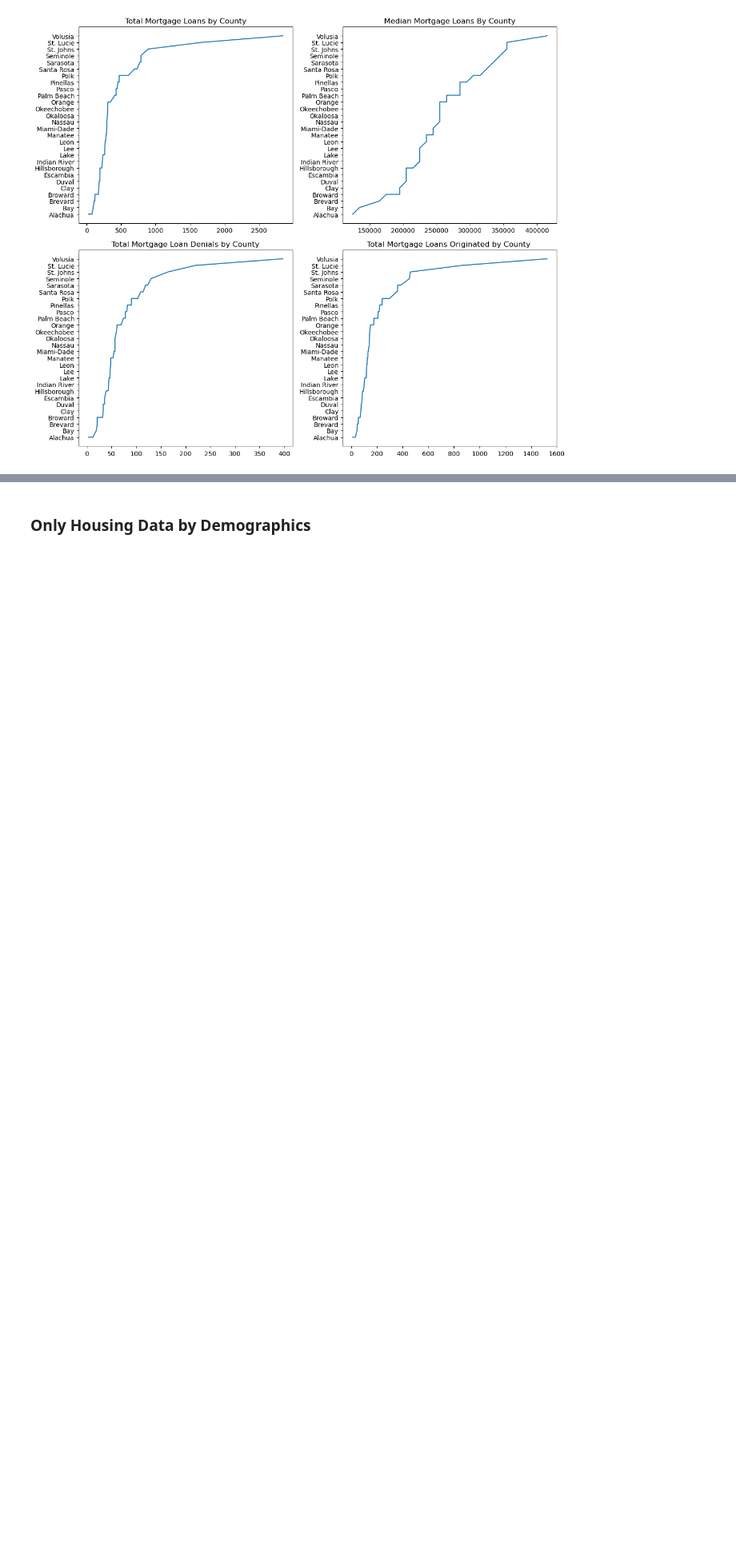
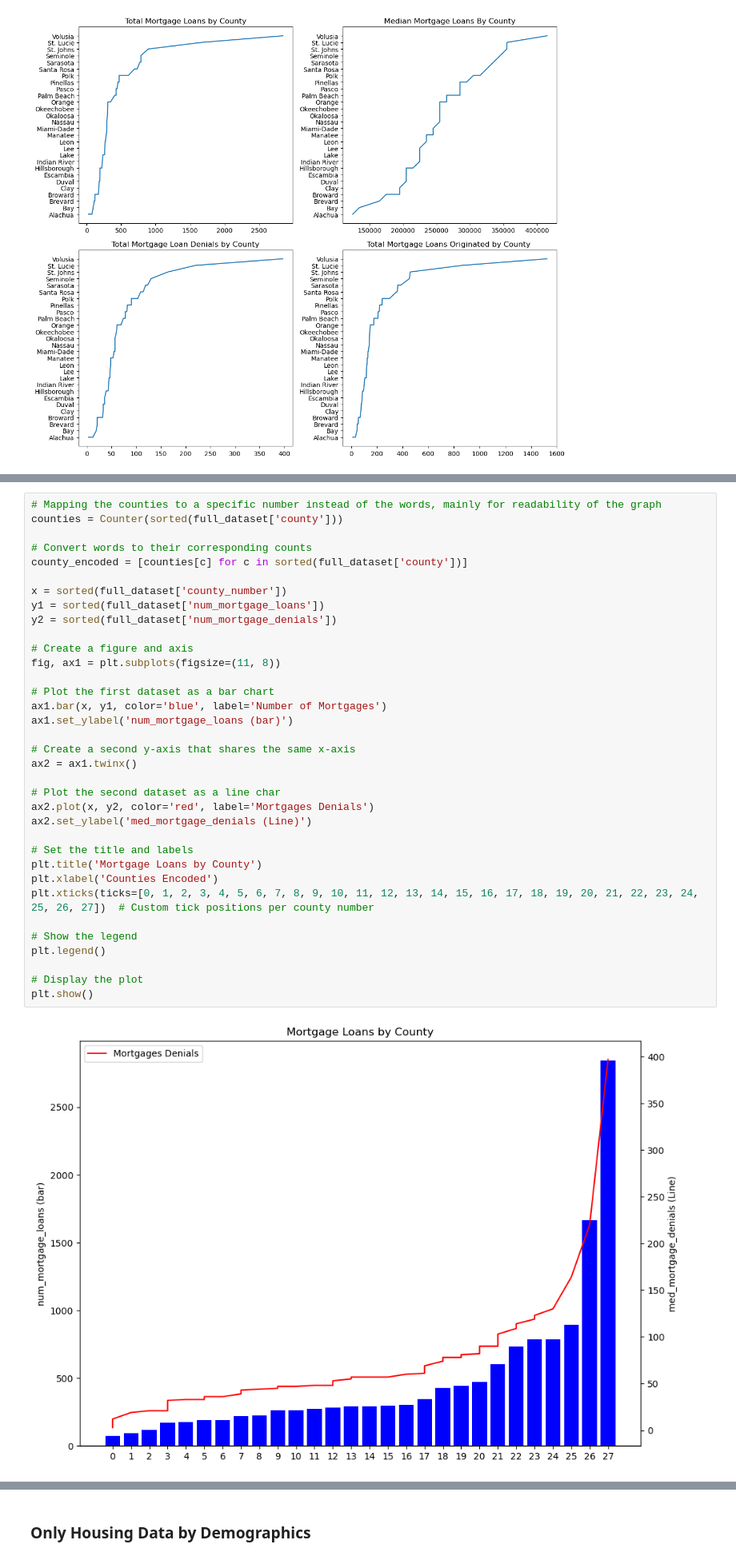
Before and after one commit to datakind/datakit-housing-fall-2024, a Jupyter notebook: challenge-1/challenge1_WCVE/Datakit_Housing_FL_Simple_EDA_WCVE.ipynb, the cells around one changed output, grey strips where cells are left out. Shown at 80% size. Cells and saved outputs as stored; diff of their text form; blank space fills up the shorter version.

```diff
--- a/challenge-1/challenge1_WCVE/Datakit_Housing_FL_Simple_EDA_WCVE.ipynb
+++ b/challenge-1/challenge1_WCVE/Datakit_Housing_FL_Simple_EDA_WCVE.ipynb
@@ -377,0 +432,37 @@ plt.show()
+# %%
+# Mapping the counties to a specific number instead of the words, mainly for readability of the graph
+counties = Counter(sorted(full_dataset['county']))
+
+# Convert words to their corresponding counts
+county_encoded = [counties[c] for c in sorted(full_dataset['county'])]
+
+x = sorted(full_dataset['county_number'])
+y1 = sorted(full_dataset['num_mortgage_loans'])
+y2 = sorted(full_dataset['num_mortgage_denials'])
+
+# Create a figure and axis
+fig, ax1 = plt.subplots(figsize=(11, 8))
+
+# Plot the first dataset as a bar chart
+ax1.bar(x, y1, color='blue', label='Number of Mortgages')
+ax1.set_ylabel('num_mortgage_loans (bar)')
+
+# Create a second y-axis that shares the same x-axis
+ax2 = ax1.twinx()
+
+# Plot the second dataset as a line char
+ax2.plot(x, y2, color='red', label='Mortgages Denials')
+ax2.set_ylabel('med_mortgage_denials (Line)')
+
+# Set the title and labels
+plt.title('Mortgage Loans by County')
+plt.xlabel('Counties Encoded')
+plt.xticks(ticks=[0, 1, 2, 3, 4, 5, 6, 7, 8, 9, 10, 11, 12, 13, 14, 15, 16, 17, 18, 19, 20, 21, 22, 23, 24, 25, 26, 27])  # Custom tick positions per county number
+
+# Show the legend
+plt.legend()
+
+# Display the plot
+plt.show()
+# %% [output]
+[figure, added]
```
Also changed, not shown: parts of 16 cells of this notebook.
